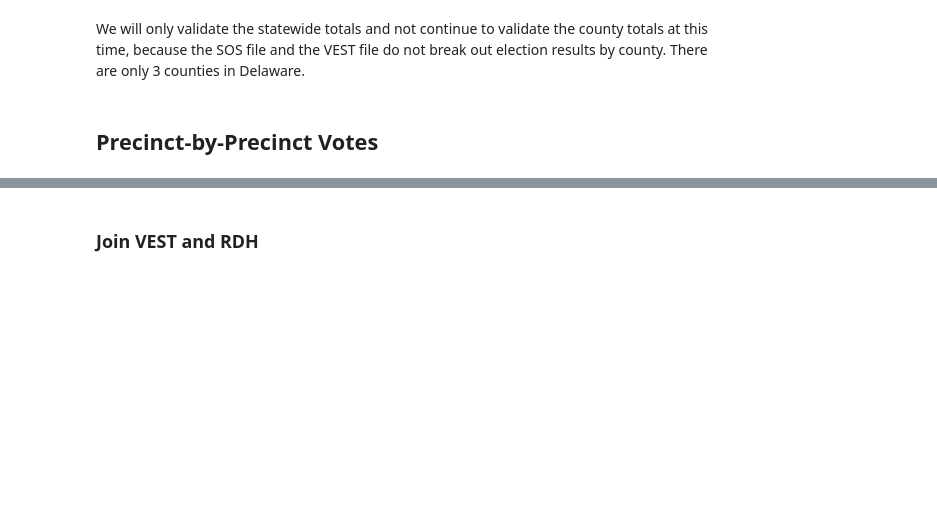
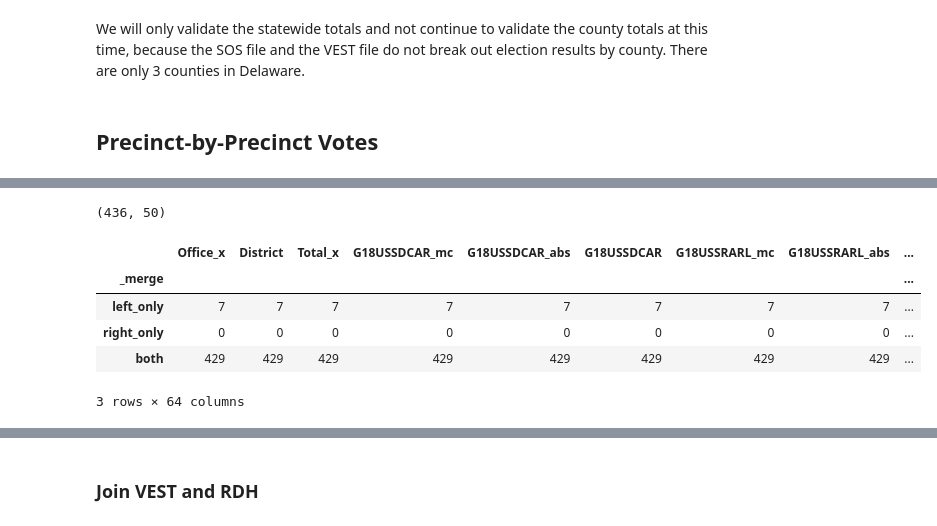
Before and after one commit to nonpartisan-redistricting-datahub/pdv-de, a Jupyter notebook: vest-de-2018/vest-de-2018-validation.ipynb, the cells around one changed output, grey strips where cells are left out. Drawn from its saved outputs; the diff is of its cells as text; code cells hidden in the pictures; blank space fills up the shorter version.

```diff
--- a/vest-de-2018/vest-de-2018-validation.ipynb
+++ b/vest-de-2018/vest-de-2018-validation.ipynb
@@ -227,0 +250,14 @@ We will only validate the statewide totals and not continue to validate the coun
+# %%
+election_results.shape
+# %% [output]
+(436, 50)
+# %%
+election_results_county = election_results.merge(precinct_county, left_on = 'District', right_on = 'EDRD_2012', how = 'outer', indicator = True)
+election_results_county.groupby('_merge').count()
+# %% [output]
+|  | Office_x | District | Total_x | G18USSDCAR_mc | G18USSDCAR_abs | G18USSDCAR | G18USSRARL_mc | G18USSRARL_abs | ... |
+| _merge |  |  |  |  |  |  |  |  | ... |
+| left_only | 7 | 7 | 7 | 7 | 7 | 7 | 7 | 7 | ... |
+| right_only | 0 | 0 | 0 | 0 | 0 | 0 | 0 | 0 | ... |
+| both | 429 | 429 | 429 | 429 | 429 | 429 | 429 | 429 | ... |
+3 rows × 64 columns
```
Also changed, not shown: parts of 14 cells of this notebook.
